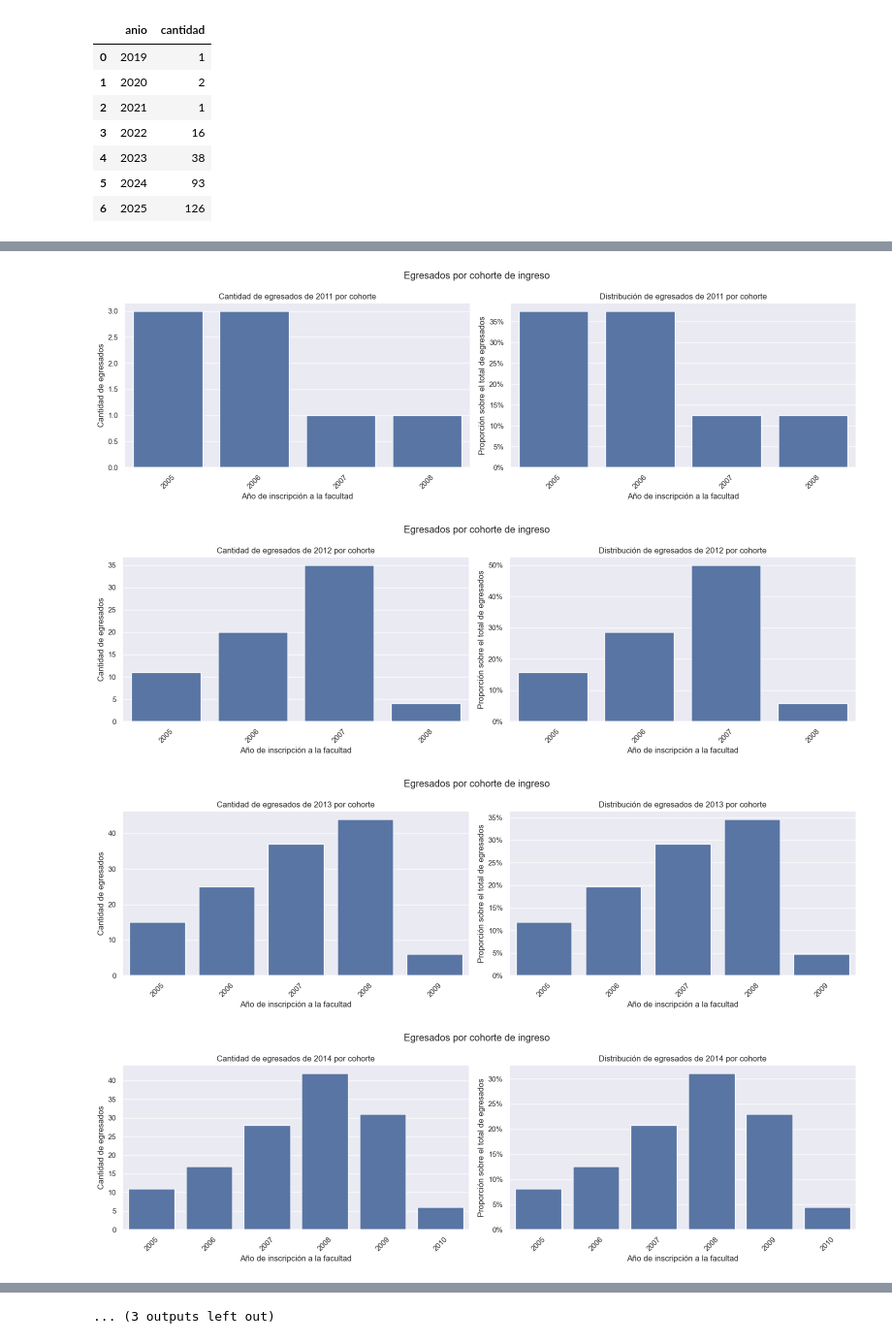
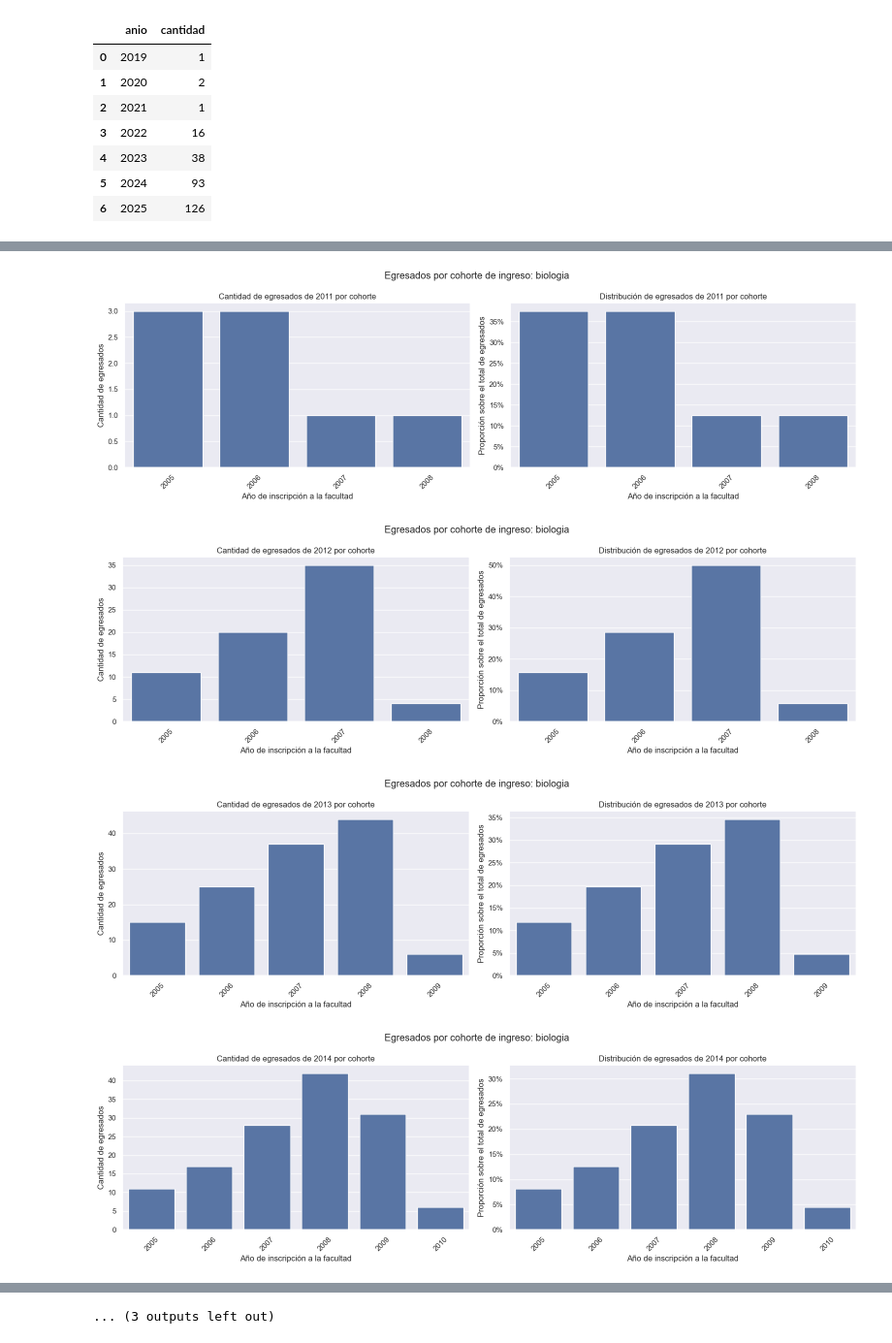
Before and after one commit to solcalloni/modelos-para-prediccion-de-abandono, a Jupyter notebook: packages/exploratory-data-analysis/FCEN_2005_2025/04-analisis_por_carrera_biologia.ipynb, the cells around one changed output, grey strips where cells are left out. Shown at 97% size. Cells and saved outputs as stored; diff of their text form; code cells hidden in the pictures.

```diff
--- a/packages/exploratory-data-analysis/FCEN_2005_2025/04-analisis_por_carrera_biologia.ipynb
+++ b/packages/exploratory-data-analysis/FCEN_2005_2025/04-analisis_por_carrera_biologia.ipynb
@@ -279,7 +279,7 @@ actas_biologos[actas_biologos['materia'] == 'TESIS DE LICENCIATURA'].assign(
 # %%
-plot_egresados_biologia_por_anio(egresados_bio)
+plot_todos_anios_egreso(egresados_bio, 'Biología')
 # %% [output]
-[figure, old version]
+[figure, new version]
-[figure, old version]
+[figure, new version]
-[figure, old version]
+[figure, new version]
-[figure, old version]
+[figure, new version]
```
Also changed, not shown: parts of 10 cells of this notebook, 3 other files.
